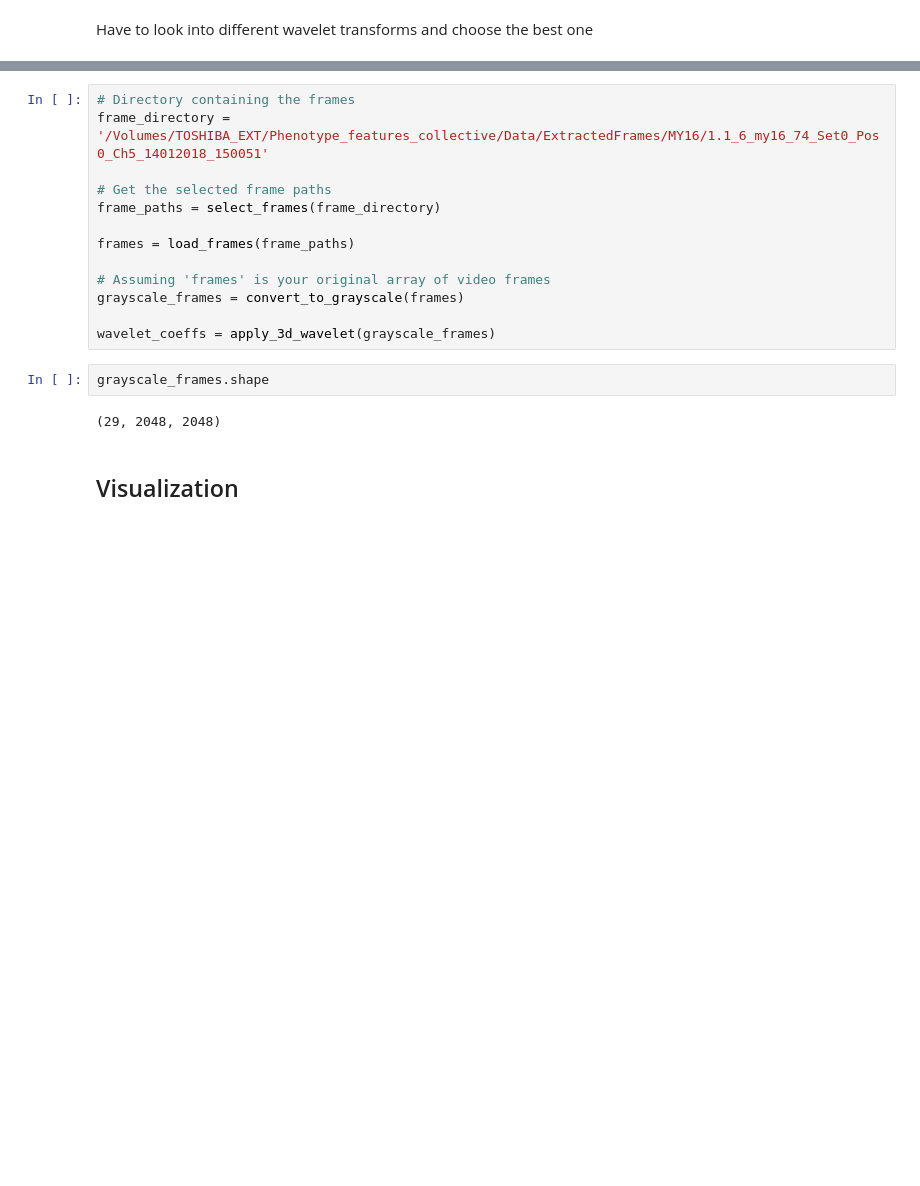
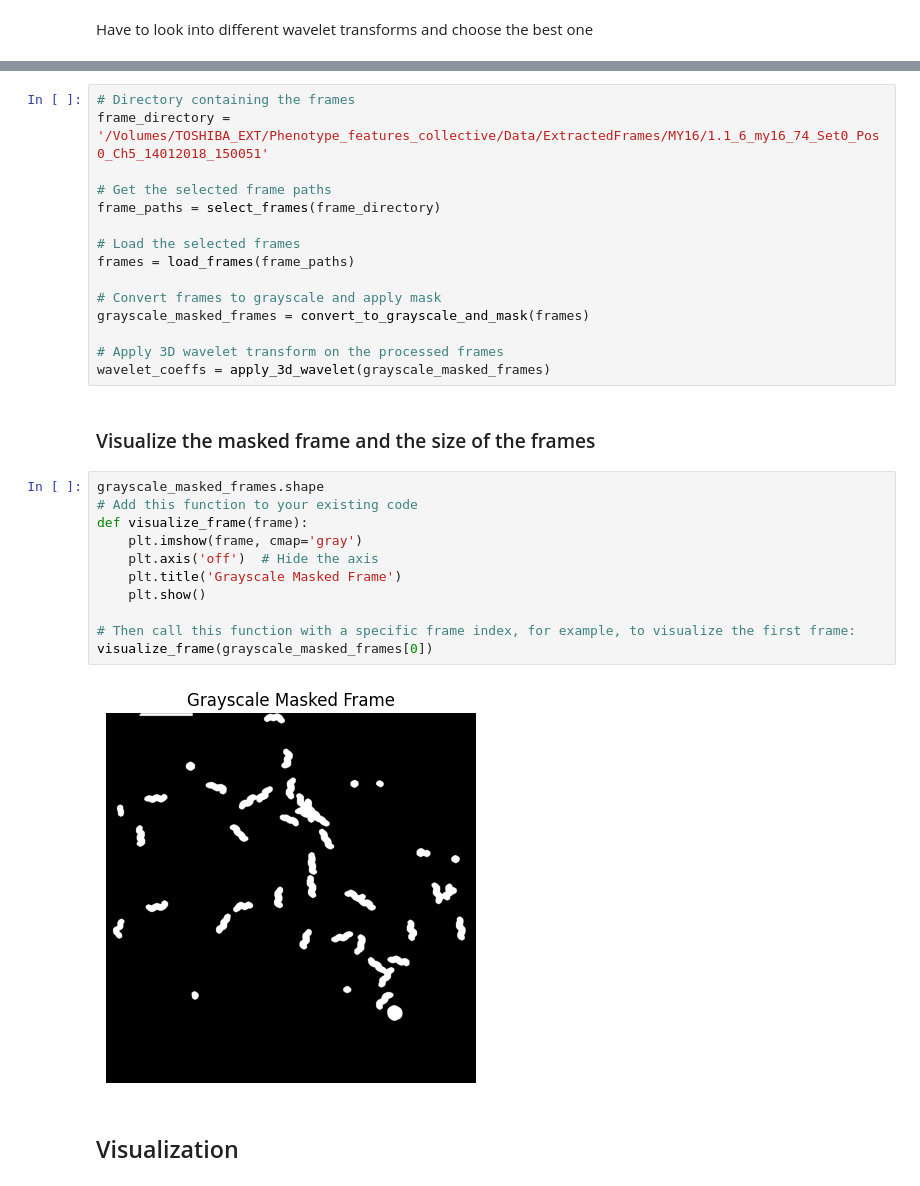
Before and after one commit to erusconiclerici/collectiveNematodes, a Jupyter notebook: Code/Python/wavelet_transform.ipynb, the cells around one changed output, grey strips where cells are left out. Drawn from its saved outputs; the diff is of its cells as text; blank space fills up the shorter version.

```diff
--- a/Code/Python/wavelet_transform.ipynb
+++ b/Code/Python/wavelet_transform.ipynb
@@ -53,16 +76,29 @@ frame_directory = '/Volumes/TOSHIBA_EXT/Phenotype_features_collective/Data/Extra
 # Get the selected frame paths
 frame_paths = select_frames(frame_directory)
 
+# Load the selected frames
 frames = load_frames(frame_paths)
 
-# Assuming 'frames' is your original array of video frames
-grayscale_frames = convert_to_grayscale(frames)
+# Convert frames to grayscale and apply mask
+grayscale_masked_frames = convert_to_grayscale_and_mask(frames)
 
-wavelet_coeffs = apply_3d_wavelet(grayscale_frames)
+# Apply 3D wavelet transform on the processed frames
+wavelet_coeffs = apply_3d_wavelet(grayscale_masked_frames)
-# %%
-grayscale_frames.shape
-# %% [output]
-(29, 2048, 2048)
+# %% [markdown]
+### Visualize the masked frame and the size of the frames ###
+# %%
+grayscale_masked_frames.shape
+# Add this function to your existing code
+def visualize_frame(frame):
+    plt.imshow(frame, cmap='gray')
+    plt.axis('off')  # Hide the axis
+    plt.title('Grayscale Masked Frame')
+    plt.show()
+
+# Then call this function with a specific frame index, for example, to visualize the first frame:
+visualize_frame(grayscale_masked_frames[0])
+# %% [output]
+[figure, added]
 # %% [markdown]
 ## Visualization ##
 # %% [markdown]
```
Also changed, not shown: parts of 12 cells of this notebook, 2 other files.
